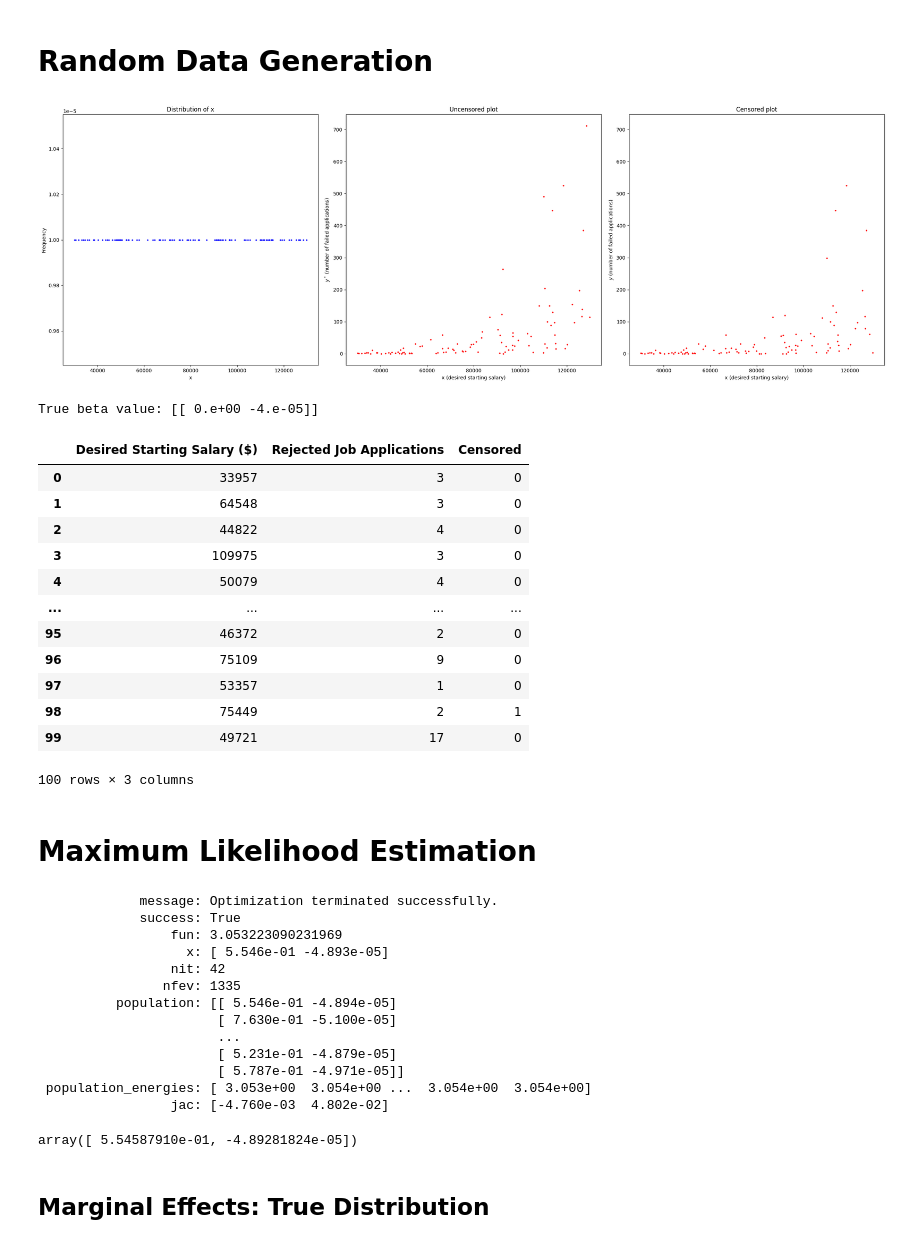
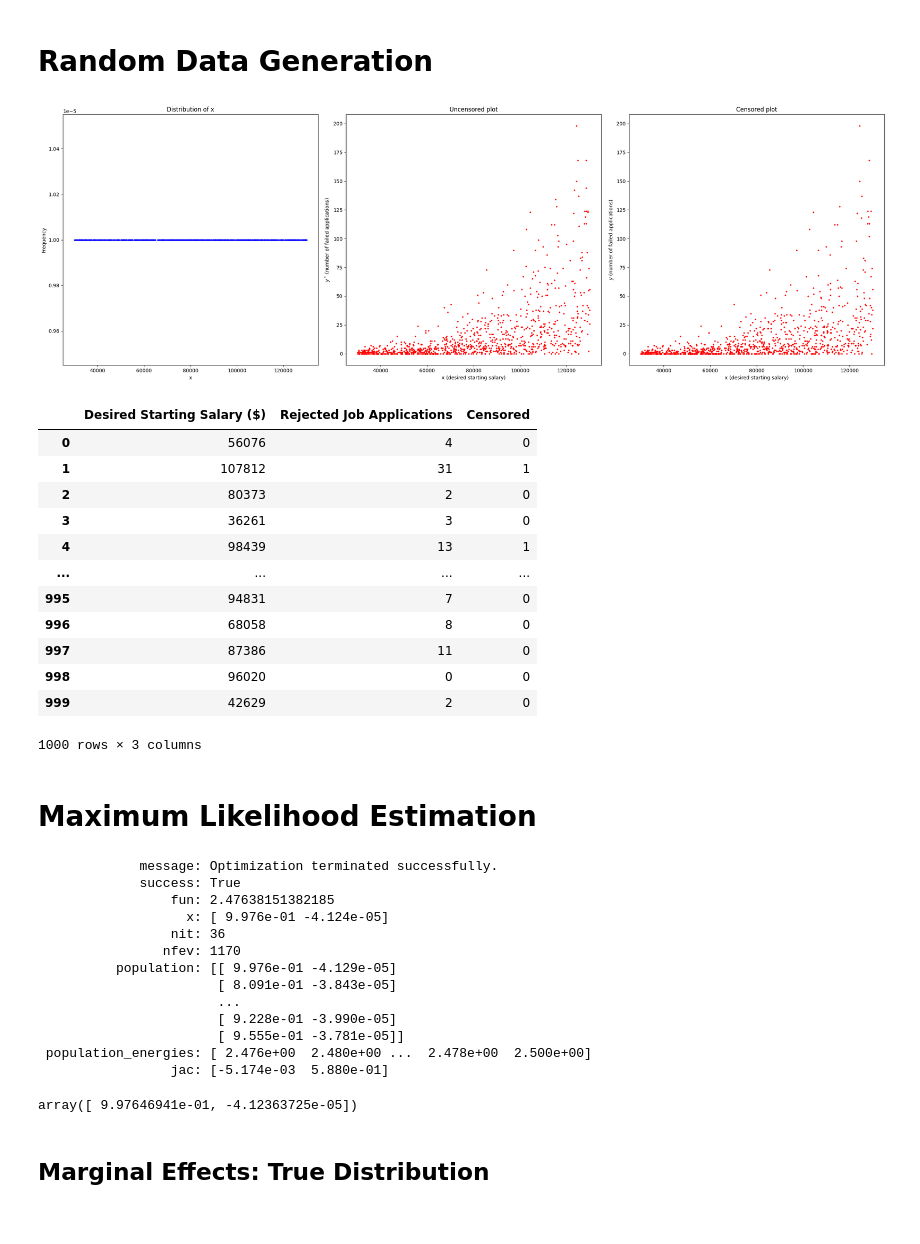
Before and after one commit to mraystaf/Econ588Project, a Jupyter notebook: NegativeBinomial_Likelihood.ipynb, the cells around one changed output. Cells and saved outputs as stored; diff of their text form; code cells hidden in the pictures.

```diff
--- a/NegativeBinomial_Likelihood.ipynb
+++ b/NegativeBinomial_Likelihood.ipynb
@@ -9,26 +12,27 @@ import warnings
 # %% [markdown]
 # Random Data Generation
 # %%
-randomData = NBinomRandomDataGenerator(size=100, x_distribution='uniform', beta=np.array([0, -4e-5]))
+n = 1000
+true_beta = np.array([1, -4e-5])
+
+randomData = NBinomRandomDataGenerator(size=n, x_distribution='uniform', beta=true_beta)
 data = randomData.createVaryingCensoredData(generate_plots=True)
-print(f"True beta value: {randomData.beta}")
 data
 # %% [output]
-[figure, old version]
+[figure, new version]
+|  | Desired Starting Salary ($) | Rejected Job Applications | Censored |
+| 0 | 56076 | 4 | 0 |
+| 1 | 107812 | 31 | 1 |
+| 2 | 80373 | 2 | 0 |
+| 3 | 36261 | 3 | 0 |
+| 4 | 98439 | 13 | 1 |
+| ... | ... | ... | ... |
+| 995 | 94831 | 7 | 0 |
+| 996 | 68058 | 8 | 0 |
+| 997 | 87386 | 11 | 0 |
+| 998 | 96020 | 0 | 0 |
+| 999 | 42629 | 2 | 0 |
-True beta value: [[ 0.e+00 -4.e-05]]
+1000 rows × 3 columns
-|  | Desired Starting Salary ($) | Rejected Job Applications | Censored |
-| 0 | 33957 | 3 | 0 |
-| 1 | 64548 | 3 | 0 |
-| 2 | 44822 | 4 | 0 |
-| 3 | 109975 | 3 | 0 |
-| 4 | 50079 | 4 | 0 |
-| ... | ... | ... | ... |
-| 95 | 46372 | 2 | 0 |
-| 96 | 75109 | 9 | 0 |
-| 97 | 53357 | 1 | 0 |
-| 98 | 75449 | 2 | 1 |
-| 99 | 49721 | 17 | 0 |
-100 rows × 3 columns
 # %%
 # Organize data
 x = data["Desired Starting Salary ($)"]
@@ -58,27 +70,27 @@ def nbinom_likelihood(b, x, y, T):
 # %%
 warnings.simplefilter('ignore')
 bounds = ((-1, 1),(-1, 1))
-# This minimizer works a lot better, but it's really sensitive to initial conditions. Also, b0 can be a bit off
+# This minimizer works a lot better, but it's really sensitive to initial conditions.
 
-sol = opt.differential_evolution(nbinom_likelihood, x0=np.array([0, -0.005]), bounds=bounds, args=(x, y, T)) # maxiter=int(1e12)
+sol = opt.differential_evolution(nbinom_likelihood, x0=np.array([0, -0.005]), bounds=bounds) # maxiter=int(1e12)
 print(sol)
 beta_negbin = sol.x
 beta_negbin
 # %% [output]
              message: Optimization terminated successfully.
              success: True
-                 fun: 3.053223090231969
-                   x: [ 5.546e-01 -4.893e-05]
-                 nit: 42
-                nfev: 1335
-          population: [[ 5.546e-01 -4.894e-05]
-                       [ 7.630e-01 -5.100e-05]
+                 fun: 2.47638151382185
+                   x: [ 9.976e-01 -4.124e-05]
+                 nit: 36
+                nfev: 1170
+          population: [[ 9.976e-01 -4.129e-05]
+                       [ 8.091e-01 -3.843e-05]
                        ...
-                       [ 5.231e-01 -4.879e-05]
-                       [ 5.787e-01 -4.971e-05]]
- population_energies: [ 3.053e+00  3.054e+00 ...  3.054e+00  3.054e+00]
-                 jac: [-4.760e-03  4.802e-02]
+                       [ 9.228e-01 -3.990e-05]
+                       [ 9.555e-01 -3.781e-05]]
+ population_energies: [ 2.476e+00  2.480e+00 ...  2.478e+00  2.500e+00]
+                 jac: [-5.174e-03  5.880e-01]
-array([ 5.54587910e-01, -4.89281824e-05])
+array([ 9.97646941e-01, -4.12363725e-05])
 # %% [markdown]
 ## Marginal Effects: True Distribution
 # %%
```
Also changed, not shown: parts of 13 cells of this notebook.
